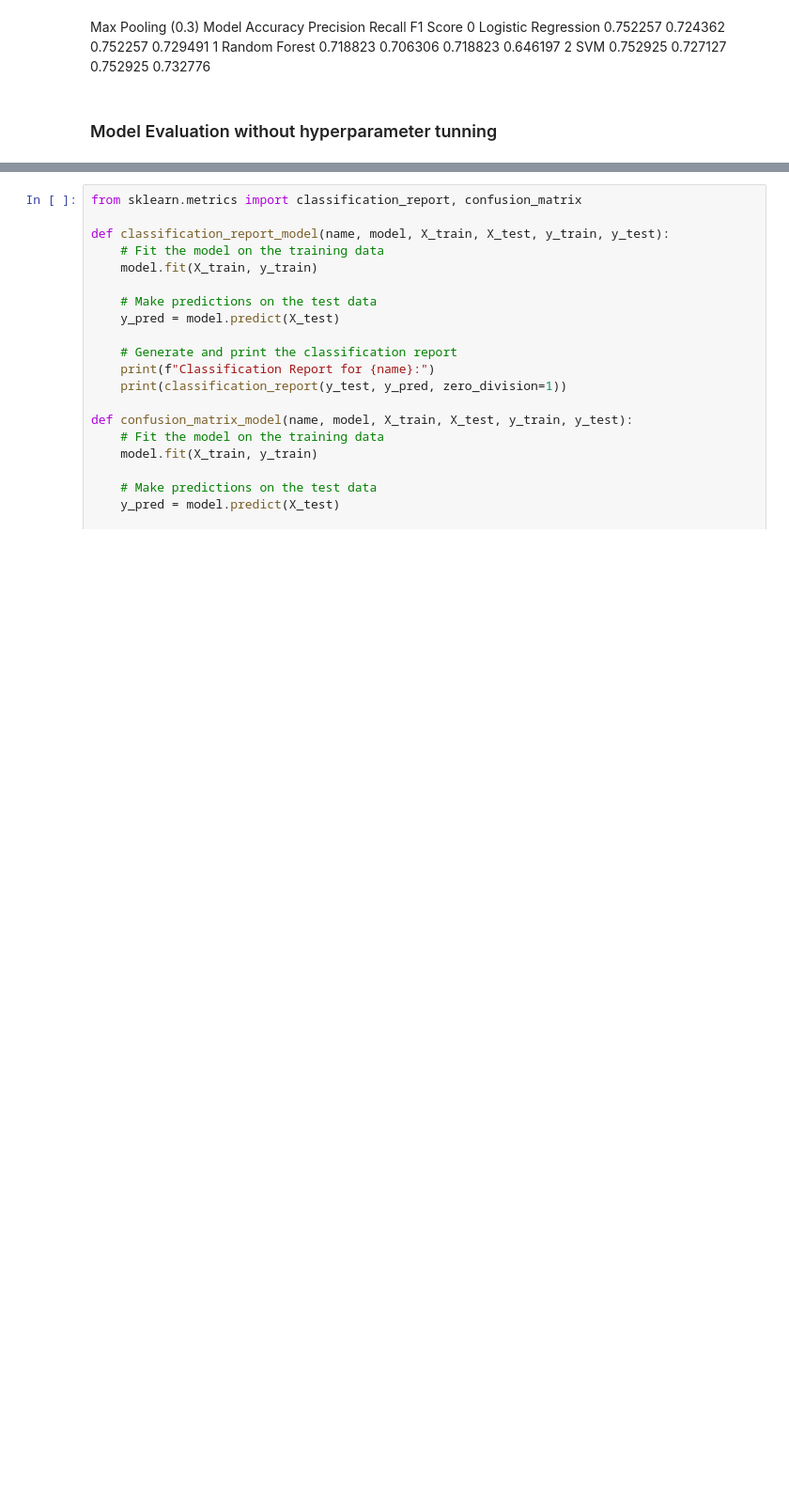
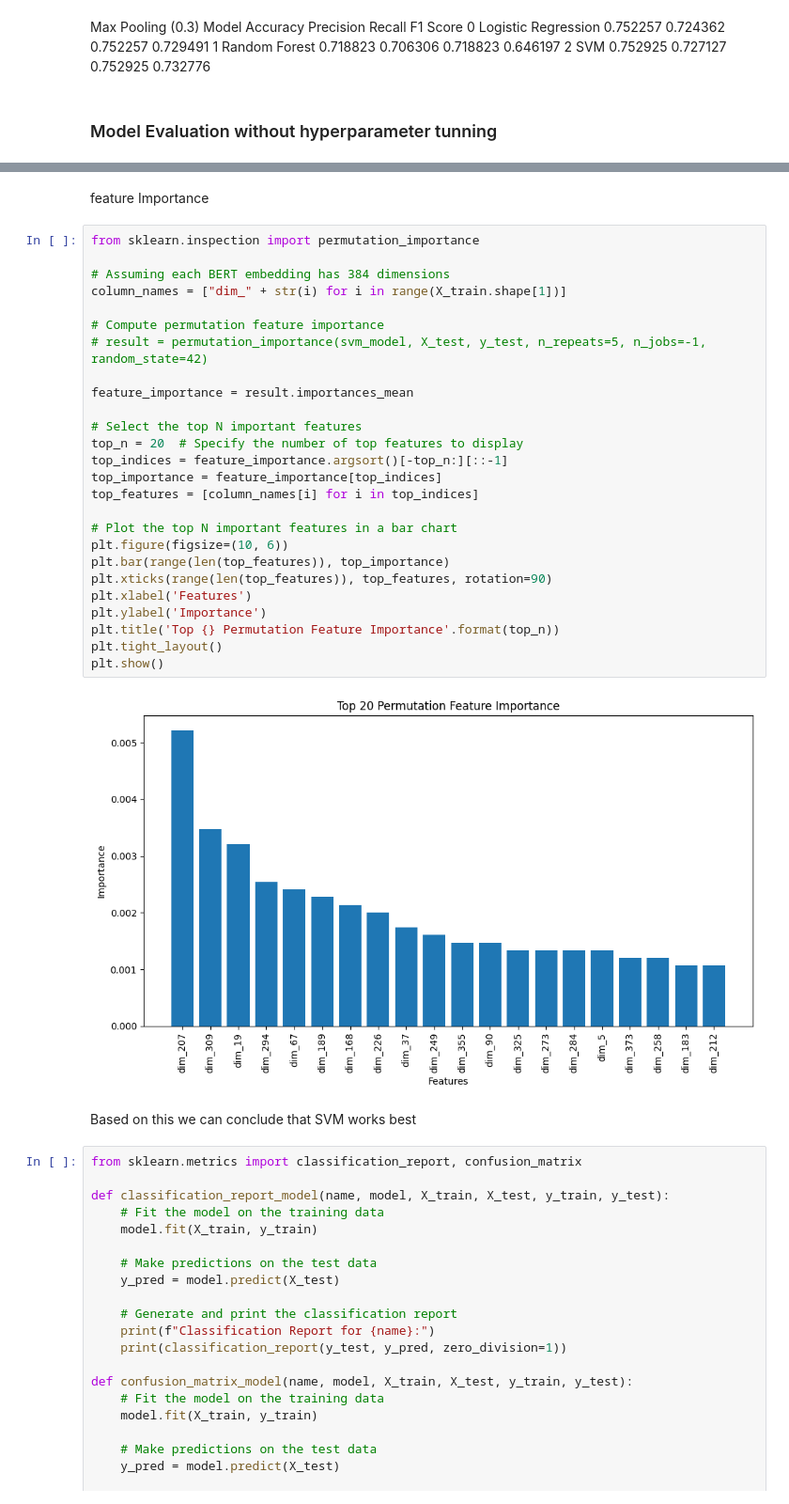
Before and after one commit to sairin94/yelp-recommendation, a Jupyter notebook: notebooks/rating_based_sentiment_analysis.ipynb, the cells around one changed output, grey strips where cells are left out. Shown at 94% size. Cells and saved outputs as stored; diff of their text form; blank space fills up the shorter version.

```diff
--- a/notebooks/rating_based_sentiment_analysis.ipynb
+++ b/notebooks/rating_based_sentiment_analysis.ipynb
@@ -351,3 +425,35 @@ metrics_df.head()
+# %% [markdown]
+feature Importance
+# %%
+from sklearn.inspection import permutation_importance
+
+# Assuming each BERT embedding has 384 dimensions
+column_names = ["dim_" + str(i) for i in range(X_train.shape[1])]
+
+# Compute permutation feature importance
+# result = permutation_importance(svm_model, X_test, y_test, n_repeats=5, n_jobs=-1, random_state=42)
+
+feature_importance = result.importances_mean
+
+# Select the top N important features
+top_n = 20  # Specify the number of top features to display
+top_indices = feature_importance.argsort()[-top_n:][::-1]
+top_importance = feature_importance[top_indices]
+top_features = [column_names[i] for i in top_indices]
+
+# Plot the top N important features in a bar chart
+plt.figure(figsize=(10, 6))
+plt.bar(range(len(top_features)), top_importance)
+plt.xticks(range(len(top_features)), top_features, rotation=90)
+plt.xlabel('Features')
+plt.ylabel('Importance')
+plt.title('Top {} Permutation Feature Importance'.format(top_n))
+plt.tight_layout()
+plt.show()
+# %% [output]
+[figure, added]
+# %% [markdown]
+Based on this we can conclude that SVM works best
 # %%
 from sklearn.metrics import classification_report, confusion_matrix
 
```
Also changed, not shown: parts of 26 cells of this notebook, 4 other files.
